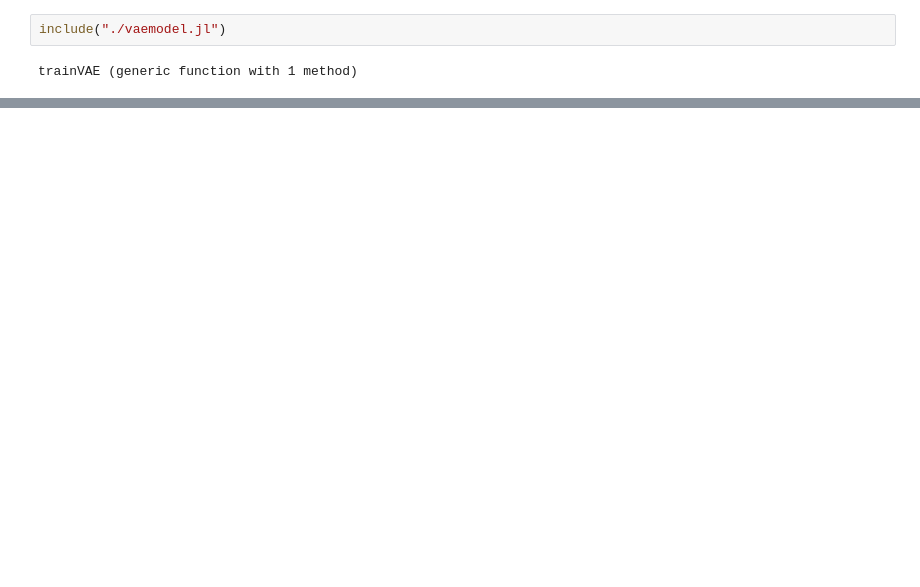
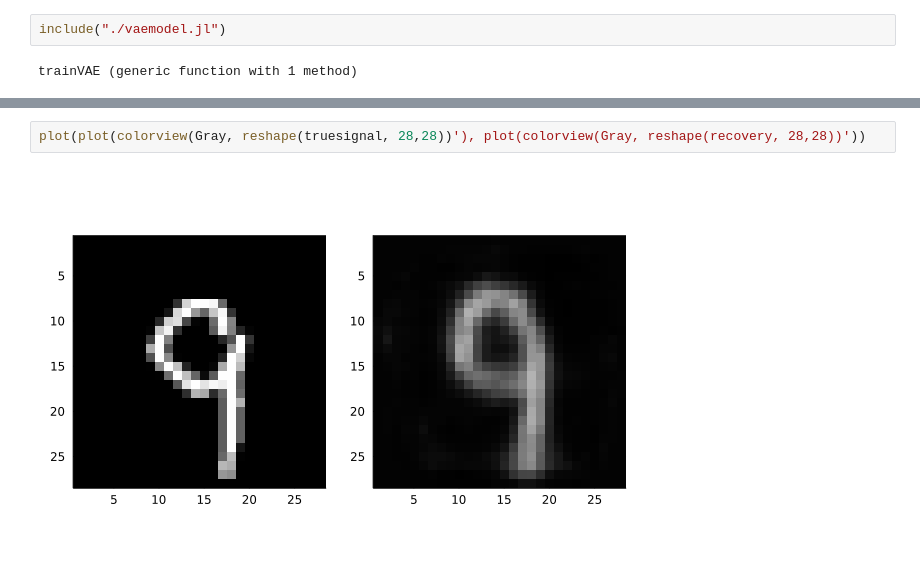
Before and after one commit to babhrujoshi/GNN_Isometries, a Jupyter notebook: reusefiles/recoverwithvae.ipynb, the cells around one changed output, grey strips where cells are left out. Drawn from its saved outputs; the diff is of its cells as text; blank space fills up the shorter version.

```diff
--- a/reusefiles/recoverwithvae.ipynb
+++ b/reusefiles/recoverwithvae.ipynb
@@ -29,0 +44,4 @@ plot(
+# %%
+plot(plot(colorview(Gray, reshape(truesignal, 28,28))'), plot(colorview(Gray, reshape(recovery, 28,28))'))
+# %% [output]
+[figure, added]
```
Also changed, not shown: parts of 8 cells of this notebook, 3 other files.
